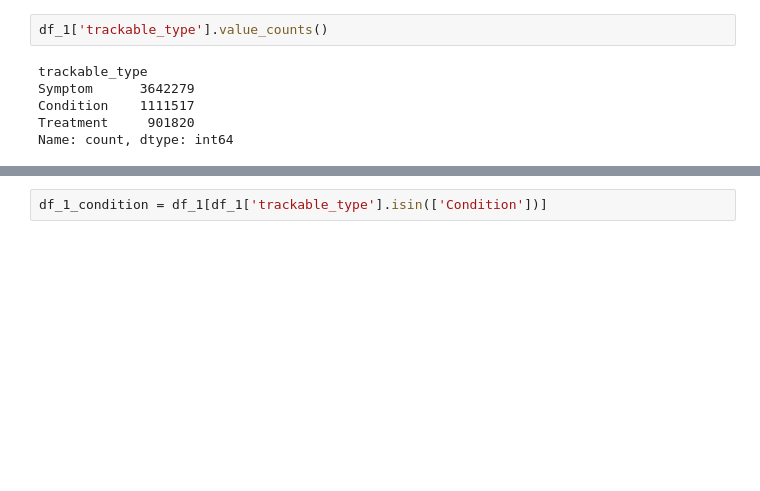
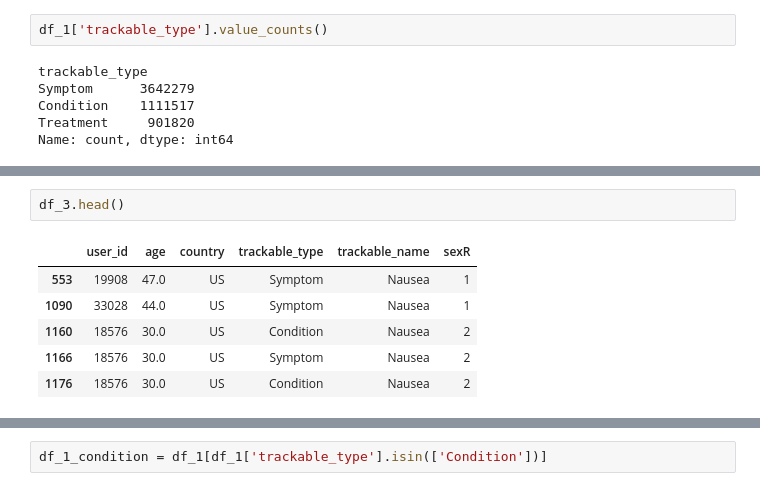
Before and after one commit to joydowns/Data-Science-Final-Project-Chronic-Illness, a Jupyter notebook: Final Project - JD.ipynb, the cells around one changed output, grey strips where cells are left out. Saved outputs shown, nothing was run; the diff lists cells and outputs as text; blank space fills up the shorter version.

```diff
--- a/Final Project - JD.ipynb
+++ b/Final Project - JD.ipynb
@@ -226,0 +284,9 @@ Name: count, dtype: int64
+# %%
+df_3.head()
+# %% [output]
+|  | user_id | age | country | trackable_type | trackable_name | sexR |
+| 553 | 19908 | 47.0 | US | Symptom | Nausea | 1 |
+| 1090 | 33028 | 44.0 | US | Symptom | Nausea | 1 |
+| 1160 | 18576 | 30.0 | US | Condition | Nausea | 2 |
+| 1166 | 18576 | 30.0 | US | Symptom | Nausea | 2 |
+| 1176 | 18576 | 30.0 | US | Condition | Nausea | 2 |
```
Also changed, not shown: parts of 45 cells of this notebook.
